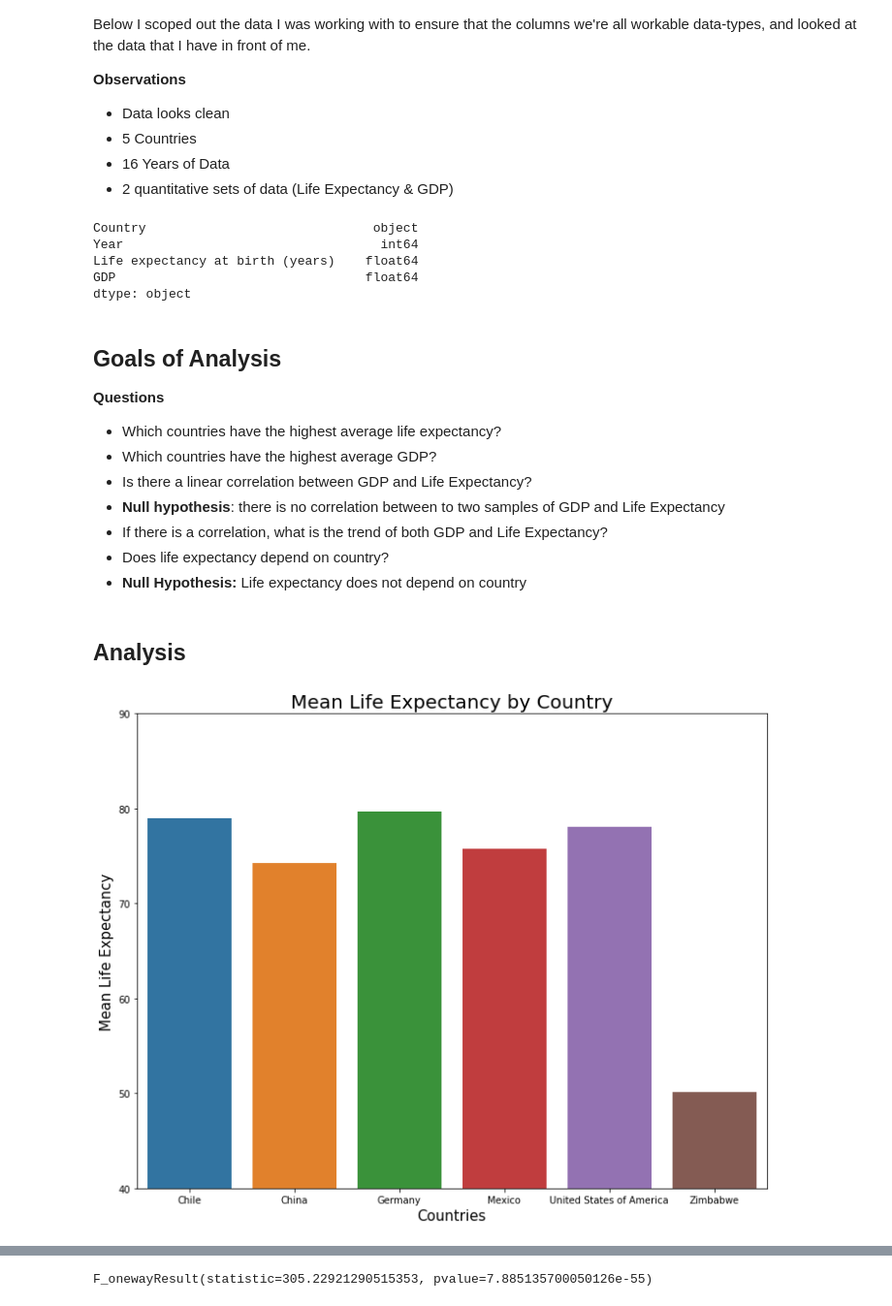
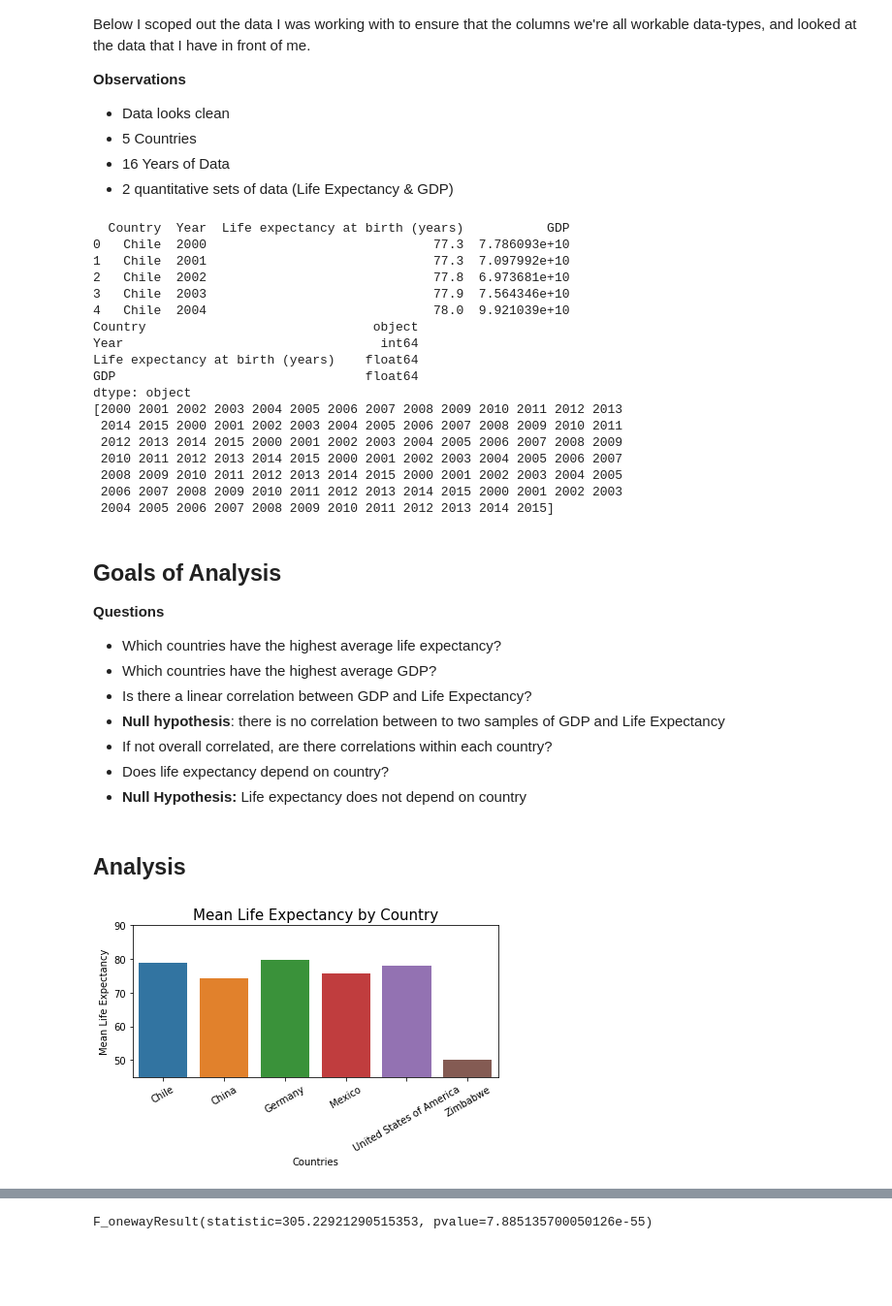
Before and after one commit to hillharmonic/Life-Expectancy-and-GDP-Project, a Jupyter notebook: life_expectancy_gdp.ipynb, the cells around one changed output, grey strips where cells are left out. Shown at 97% size. Saved outputs shown, nothing was run; the diff lists cells and outputs as text; code cells hidden in the pictures; blank space fills up the shorter version.

```diff
--- a/life_expectancy_gdp.ipynb
+++ b/life_expectancy_gdp.ipynb
@@ -13,15 +13,29 @@ Below I scoped out the data I was working with to ensure that the columns we're
 import pandas as pd
 
 df = pd.read_csv('all_data.csv')
+print(df.head())
 print(df.dtypes)
 #print(df.Country.values)
-#print(df.Year.values)
+print(df.Year.values)
 # %% [output]
+  Country  Year  Life expectancy at birth (years)           GDP
+0   Chile  2000                              77.3  7.786093e+10
+1   Chile  2001                              77.3  7.097992e+10
+2   Chile  2002                              77.8  6.973681e+10
+3   Chile  2003                              77.9  7.564346e+10
+4   Chile  2004                              78.0  9.921039e+10
 Country                              object
 Year                                  int64
 Life expectancy at birth (years)    float64
 GDP                                 float64
 dtype: object
+[2000 2001 2002 2003 2004 2005 2006 2007 2008 2009 2010 2011 2012 2013
+ 2014 2015 2000 2001 2002 2003 2004 2005 2006 2007 2008 2009 2010 2011
+ 2012 2013 2014 2015 2000 2001 2002 2003 2004 2005 2006 2007 2008 2009
+ 2010 2011 2012 2013 2014 2015 2000 2001 2002 2003 2004 2005 2006 2007
+ 2008 2009 2010 2011 2012 2013 2014 2015 2000 2001 2002 2003 2004 2005
+ 2006 2007 2008 2009 2010 2011 2012 2013 2014 2015 2000 2001 2002 2003
+ 2004 2005 2006 2007 2008 2009 2010 2011 2012 2013 2014 2015]
 # %% [markdown]
 ## Goals of Analysis
 
@@ -30,7 +44,7 @@ dtype: object
 - Which countries have the highest average GDP?
 - Is there a linear correlation between GDP and Life Expectancy?
  - **Null hypothesis**: there is no correlation between to two samples of GDP and Life Expectancy
- - If there is a correlation, what is the trend of both GDP and Life Expectancy?
+ - If not overall correlated, are there correlations within each country?
 - Does life expectancy depend on country?
  - **Null Hypothesis:** Life expectancy does not depend on country
 # %% [markdown]
@@ -38,25 +52,26 @@ dtype: object
 # %%
 # Which countries have the highest life expectancy?
 import numpy as np
 import seaborn as sns
 from matplotlib import pyplot as plt
 
 countries = df.Country.unique()
 life_exp = []
 
 for country in countries:
     array = df[df['Country']==country]
     life_exp.append(np.mean(array['Life expectancy at birth (years)']))
 
-f, ax1 = plt.subplots(figsize=(10,8))
+f, ax1 = plt.subplots()
 sns.barplot(data=df, x=countries, y=life_exp)
-plt.ylim([40,90])
-plt.xlabel('Countries', fontsize = 15)
-plt.ylabel('Mean Life Expectancy', fontsize = 15)
-plt.title('Mean Life Expectancy by Country', fontsize = 20)
+plt.ylim([45,90])
+plt.xlabel('Countries')
+plt.ylabel('Mean Life Expectancy', )
+plt.title('Mean Life Expectancy by Country', fontsize = 15)
+ax1.set_xticklabels(countries, rotation=30)
 plt.tight_layout()
 # %% [output]
-[figure, old version]
+[figure, new version]
 # %%
 # Which countries have the highest GDP?
 
```
Also changed, not shown: parts of 6 cells of this notebook.
